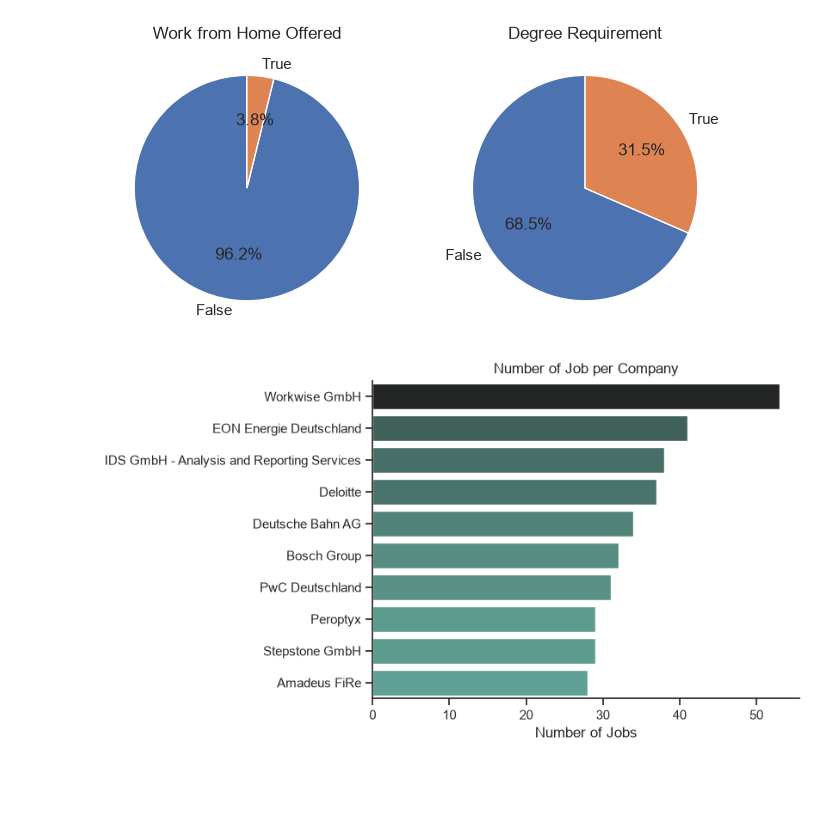
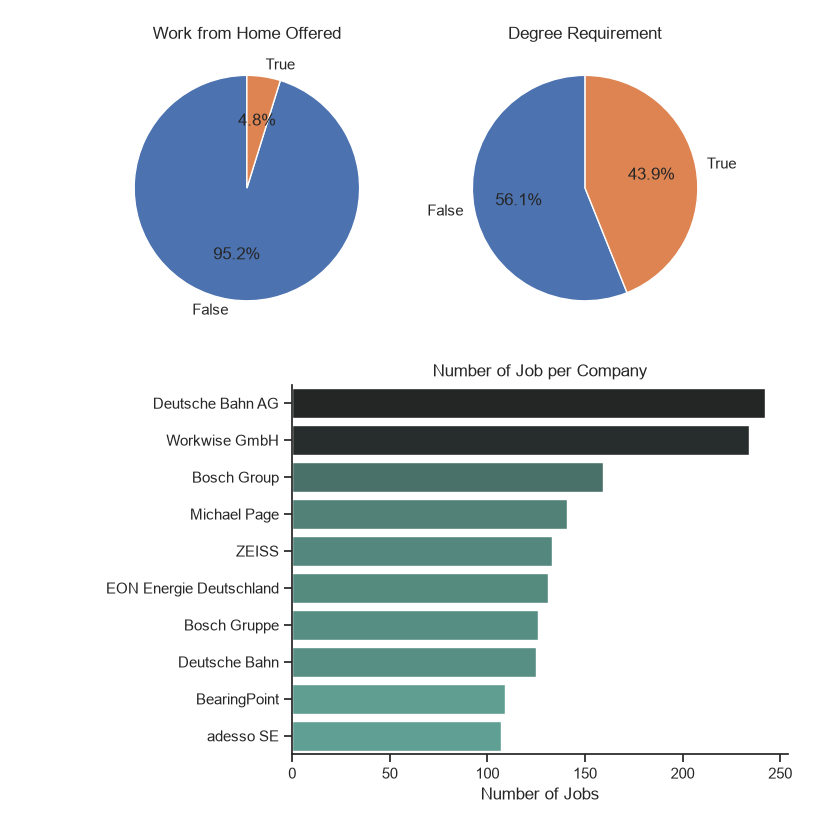
Before and after one commit to dmitriimaslov-dm/Germany-Data-Jobs-Analysis, a Jupyter notebook: 1_EDA_Intro.ipynb, the cells around one changed output. Saved outputs shown, nothing was run; the diff lists cells and outputs as text; code cells hidden in the pictures; blank space fills up the shorter version.

```diff
--- a/1_EDA_Intro.ipynb
+++ b/1_EDA_Intro.ipynb
@@ -11,5 +11,5 @@ df = dataset['train'].to_pandas()
 df['job_posted_date'] = pd.to_datetime(df['job_posted_date'])
 df['job_skills'] = df['job_skills'].apply(lambda x: ast.literal_eval(x) if pd.notna(x) else x)
 # %%
-df_DA_DE = df[(df['job_country'] == 'Germany') & (df['job_title_short'] == 'Data Analyst')]
+df_DE = df[df['job_country'] == 'Germany']
 # %%
@@ -49,21 +50,21 @@ fig, ax = plt.subplots(1, 2)
 fig.set_size_inches((8, 5))
 
 for i, (column, title) in enumerate(dict_column.items()):
-    ax[i].pie(df_DA_DE[column].value_counts(), labels=['False', 'True'], autopct='%1.1f%%', startangle=90)
+    ax[i].pie(df_DE[column].value_counts(), labels=['False', 'True'], autopct='%1.1f%%', startangle=90)
     ax[i].set_title(title)
 
 plt.show()
 # %% [output]
-[figure, old version]
+[figure, new version]
 # %%
-df_for_plot = df_DA_DE['company_name'].value_counts().head(10).to_frame()
+df_for_plot = df_DE['company_name'].value_counts().head(10).to_frame()
 
 sns.set_theme(style='ticks')
 sns.barplot(data=df_for_plot, x='count', y='company_name', hue='count', palette='dark:#5A9_r', legend=False)
 sns.despine()
 plt.title('Number of Job per Company')
 plt.xlabel('Number of Jobs')
 plt.ylabel('')
 plt.show()
 # %% [output]
-[figure, old version]
+[figure, new version]
```
Also changed, not shown: parts of 2 cells of this notebook, 1 other file.
